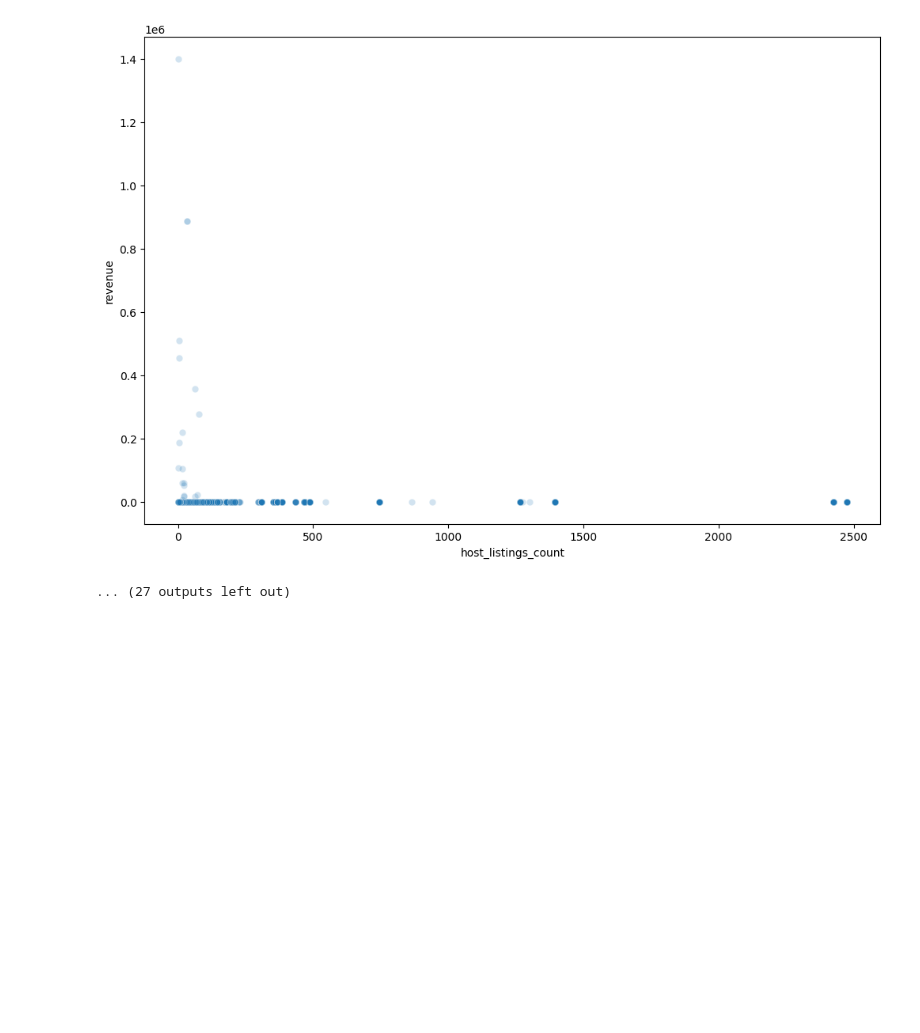
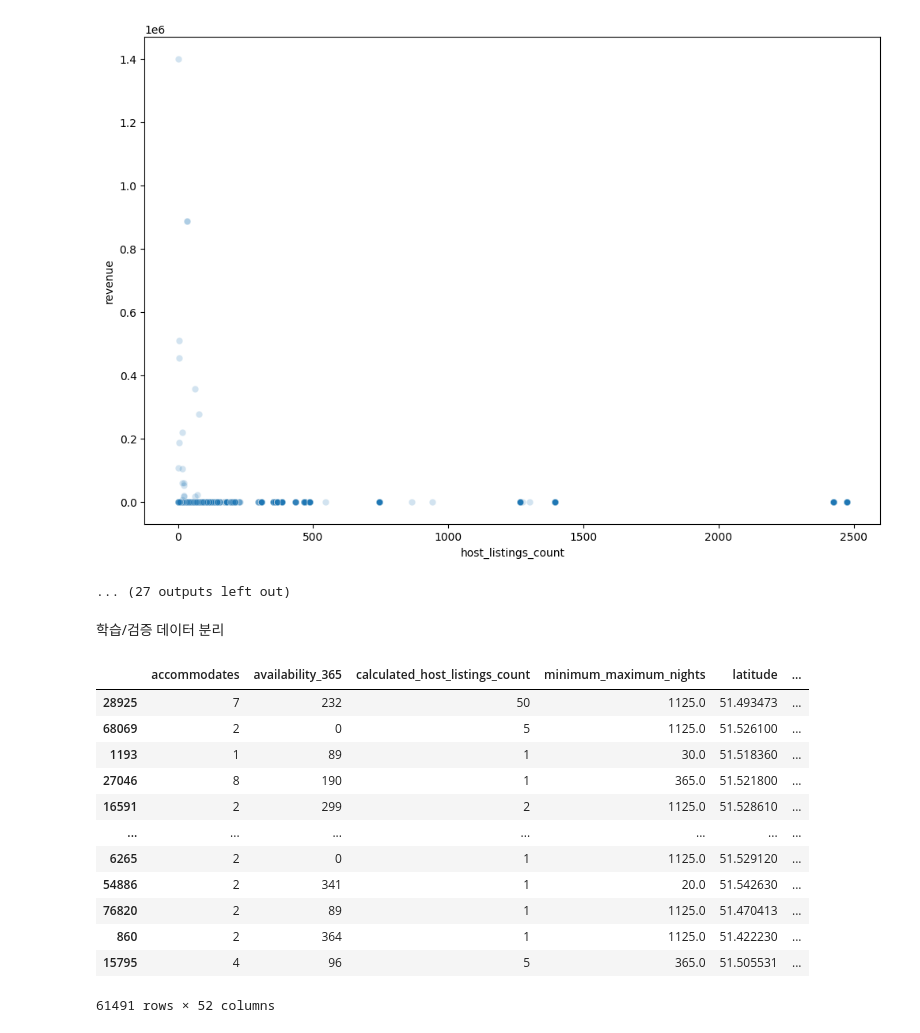
Before and after one commit to HongSeongMo/Airbnb, a Jupyter notebook: Another_copy_of_aribnb4강변수상관관계분석.ipynb, the cells around one changed output. Drawn from its saved outputs; the diff is of its cells as text; code cells hidden in the pictures; blank space fills up the shorter version.

```diff
--- a/Another_copy_of_aribnb4강변수상관관계분석.ipynb
+++ b/Another_copy_of_aribnb4강변수상관관계분석.ipynb
@@ -357,3 +357,29 @@ for col in feature_continuous:
 [figure]
 [figure]
 ... (27 outputs left out)
+# %% [markdown]
+학습/검증 데이터 분리
+# %%
+import numpy as np
+from sklearn.model_selection import train_test_split
+
+X = feature_df.drop(['id', 'host_id', 'neighbourhood_cleansed','revenue'], axis=1)
+y= feature_df['revenue']
+
+X_train, X_test, y_train, y_test = train_test_split( X, y, test_size= 0.33, random_state=42)
+# %%
+X_train
+# %% [output]
+|  | accommodates | availability_365 | calculated_host_listings_count | minimum_maximum_nights | latitude | ... |
+| 28925 | 7 | 232 | 50 | 1125.0 | 51.493473 | ... |
+| 68069 | 2 | 0 | 5 | 1125.0 | 51.526100 | ... |
+| 1193 | 1 | 89 | 1 | 30.0 | 51.518360 | ... |
+| 27046 | 8 | 190 | 1 | 365.0 | 51.521800 | ... |
+| 16591 | 2 | 299 | 2 | 1125.0 | 51.528610 | ... |
+| ... | ... | ... | ... | ... | ... | ... |
+| 6265 | 2 | 0 | 1 | 1125.0 | 51.529120 | ... |
+| 54886 | 2 | 341 | 1 | 20.0 | 51.542630 | ... |
+| 76820 | 2 | 89 | 1 | 1125.0 | 51.470413 | ... |
+| 860 | 2 | 364 | 1 | 1125.0 | 51.422230 | ... |
+| 15795 | 4 | 96 | 5 | 365.0 | 51.505531 | ... |
+61491 rows × 52 columns
```
Also changed, not shown: parts of 5 cells of this notebook.
